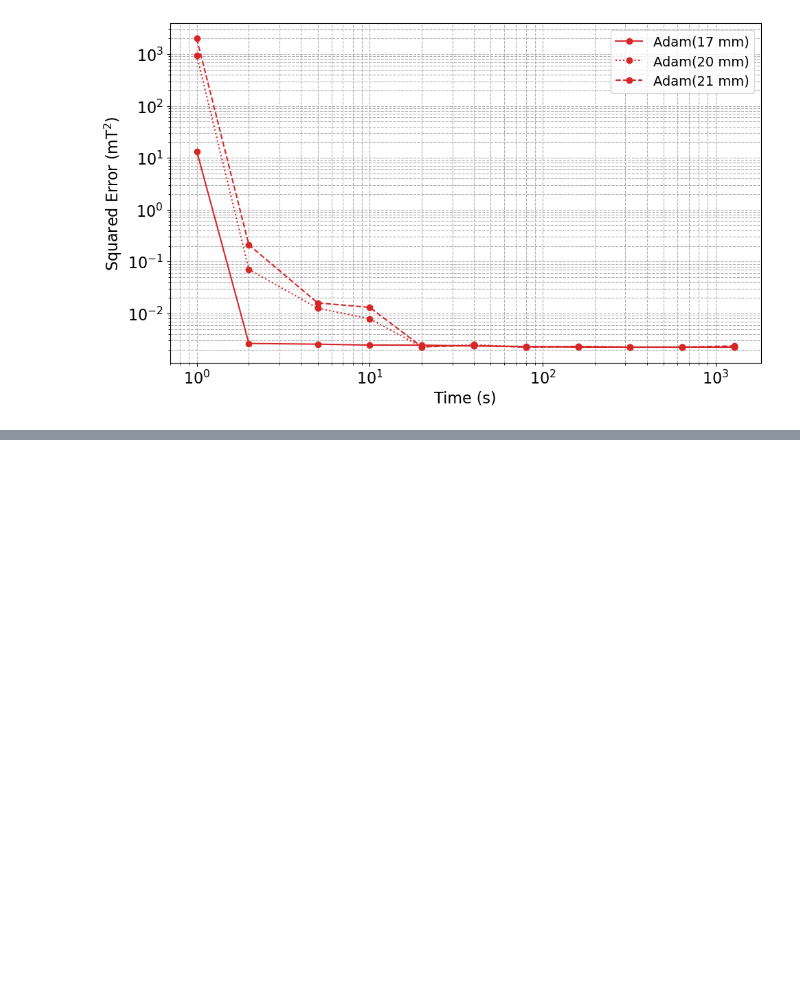
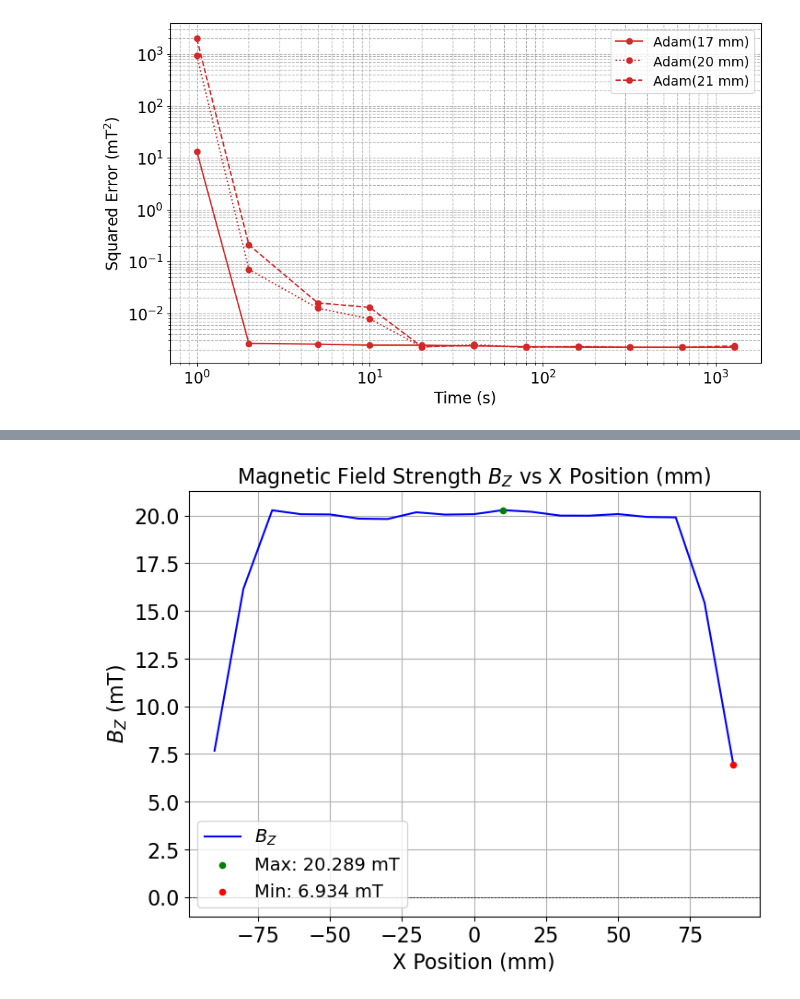
Before and after one commit to joostwijn/Rotating_Magnetic_Setup, a Jupyter notebook: 3. Magnets/Images_Optimization.ipynb, the cells around one changed output, grey strips where cells are left out. Cells and saved outputs as stored; diff of their text form; code cells hidden in the pictures; blank space fills up the shorter version.

```diff
--- a/3. Magnets/Images_Optimization.ipynb
+++ b/3. Magnets/Images_Optimization.ipynb
@@ -238,0 +287,88 @@ plt.show()
+# %%
+import numpy as np
+import matplotlib.pyplot as plt
+
+RESULT = np.array([7.672e-3, 16.156e-3, 20.281e-3, 20.075e-3, 20.063e-3, 19.843e-3, 19.822e-3, 20.178e-3, 20.054e-3,
+                   20.076e-3, 20.289e-3, 20.201e-3, 20.001e-3, 19.998e-3, 20.082e-3, 19.93e-3, 19.91e-3, 15.432e-3, 6.934e-3])
+# Observation points (only one coordinate can be an array; the others must be scalars)
+X_VAL = [-90e-3, -80e-3, -70e-3, -60e-3, -50e-3, -40e-3, -30e-3, -20e-3, -10e-3, 0.0, 10e-3, 20e-3, 30e-3, 40e-3, 50e-3, 60e-3, 70e-3, 80e-3, 90e-3]
+Y_VAL = 0.0  # jnp.arange(-9e-3, 10e-3, 1e-3)
+Z_VAL = 0.0  # jnp.arange(-19e-3, 20e-3, 1e-3)
+
+plt.rcParams.update({
+    "font.size": 14,         # default text size
+    "axes.titlesize": 16,    # axes title
+    "axes.labelsize": 16,    # x and y labels
+    "xtick.labelsize": 16,   # tick labels
+    "ytick.labelsize": 16,
+    "legend.fontsize": 14,
+})
+
+def determine_observation_points(X_VAL, Y_VAL, Z_VAL):
+    if np.size(X_VAL) > 1:
+        obs = np.array(X_VAL)
+    elif np.size(Y_VAL) > 1:
+        obs = np.array(Y_VAL)
+    elif np.size(Z_VAL) > 1:
+        obs = np.array(Z_VAL)
+    else:
+        obs = None
+    return obs
+
+#------------------------------------------------------------------
+# plot_Bz plotes the magnetic field strength Bz at the observation points.
+# The function takes a mode parameter to choose between fixed and adaptive quadrature methods.
+# The default mode is "Adaptive".
+#------------------------------------------------------------------
+def plot_Bz(mode = None):
+# Choose which calculation to use based on the mode.
+    result = RESULT  # Placeholder for the actual result array
+
+    # Determine which coordinate is varying by checking the global variables.
+    if np.ndim(X_VAL) > 0 and np.size(X_VAL) > 1:
+        label = "X Position (mm)"
+    elif np.ndim(Y_VAL) > 0 and np.size(Y_VAL) > 1:
+        label = "Y Position (mm)"
+    elif np.ndim(Z_VAL) > 0 and np.size(Z_VAL) > 1:
+        label = "Z Position (mm)"
+    else:
+        raise ValueError("One of X_VAL, Y_VAL, or Z_VAL must be an array with more than one element.")
+
+    # Convert the varying coordinate to mm.
+    coord = determine_observation_points(X_VAL, Y_VAL, Z_VAL)
+    coord_mm = coord * 1e3
+
+    # Compute the overall minimum and maximum values using a tolerance.
+    tol = 0.0 if (mode == "Optimize" or mode == "Optimize Shape") else 0.5e-6 # Set tolerance low for optimization mode to avoid too many points.
+    min_val = np.min(result)
+    max_val = np.max(result)
+    min_indices = np.where(np.isclose(result, min_val, atol=tol))[0]
+    max_indices = np.where(np.isclose(result, max_val, atol=tol))[0]
+    min_pos = coord_mm[min_indices]
+    max_pos = coord_mm[max_indices]
+
+    # Create legend strings showing the extreme values only once.
+    min_label = f"Min: {min_val * 1e3:.3f} mT"
+    max_label = f"Max: {max_val * 1e3:.3f} mT"
+
+    # Create the plot.
+    plt.figure(figsize=(8, 6), facecolor='white')
+    plt.plot(coord_mm, result * 1e3, color="blue", linewidth=1.5, label="$B_Z$")
+    plt.axhline(0, color="black", linewidth=0.5, linestyle="--")
+    plt.scatter(max_pos, result[max_indices] * 1e3, color="green", s=20, label=max_label, zorder=5)
+    plt.scatter(min_pos, result[min_indices] * 1e3, color="red", s=20, label=min_label, zorder=5)
+
+        # Add B_REF dashed line if mode is "Optimize Shape"
+    if mode == "Optimize Shape":
+        plt.plot(coord_mm, B_REF * 1e3, '--', color="red", linewidth=1, label="B_REF")
+
+    plt.xlabel(label)
+    plt.ylabel("$B_Z$ (mT)")
+    plt.title(f"Magnetic Field Strength $B_Z$ vs {label}")
+    plt.grid(True)
+    plt.legend(loc="lower left")
+    plt.show()
+
+plot_Bz(mode="Optimize")  # Call the function with the desired mode.
+# %% [output]
+[figure, added]
```
Also changed, not shown: parts of 16 cells of this notebook, 2 other files.
